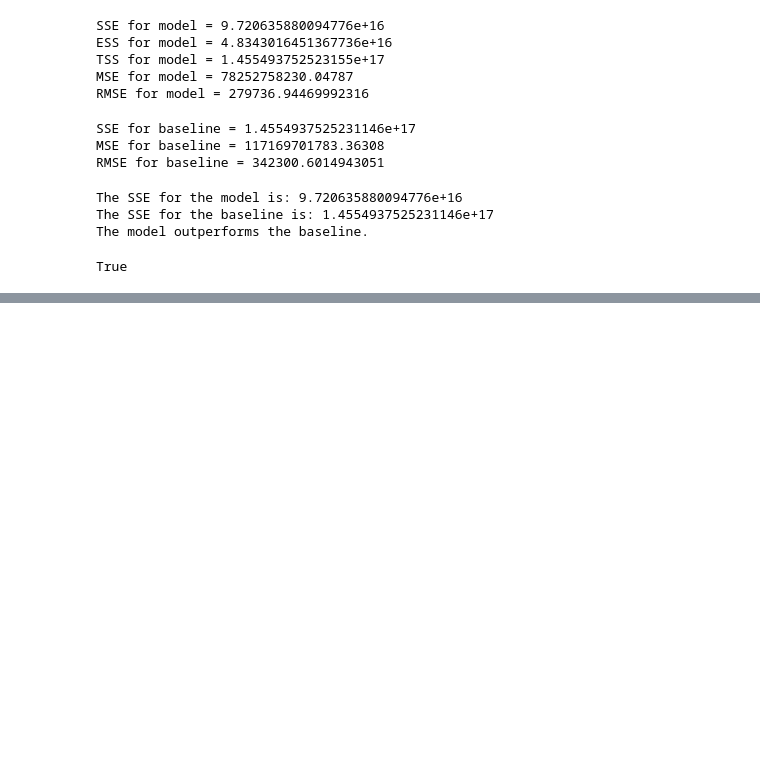
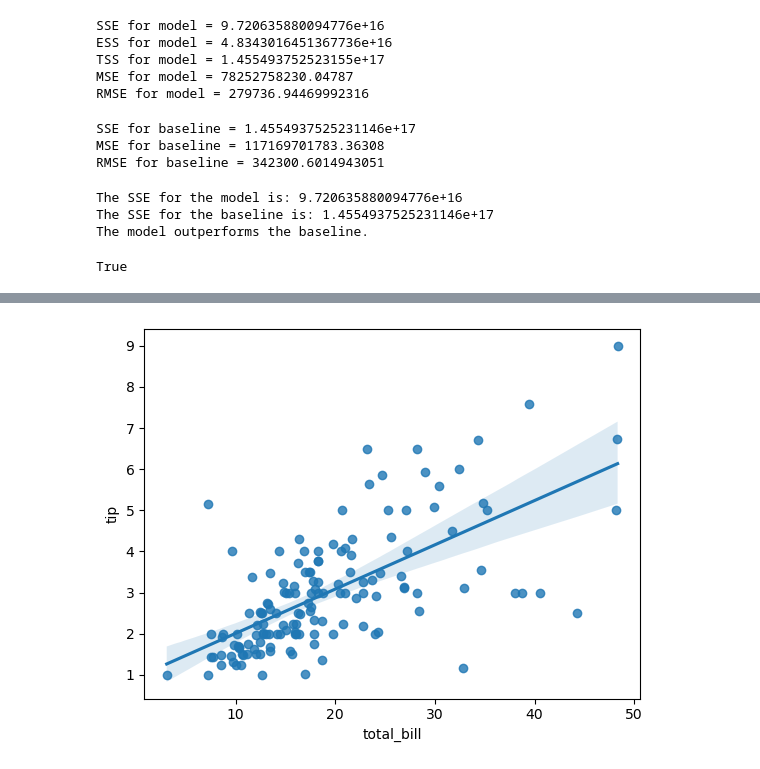
Before and after one commit to wilson-velasco/regression-exercises, a Jupyter notebook: evaluate.ipynb, the cells around one changed output, grey strips where cells are left out. Cells and saved outputs as stored; diff of their text form; code cells hidden in the pictures; blank space fills up the shorter version.

```diff
--- a/evaluate.ipynb
+++ b/evaluate.ipynb
@@ -259,0 +264,6 @@ True
+# %%
+from pydataset import data
+
+tips = data('tips')
+# %%
+tips_train, tips_validate, tips_test = w.split_data(tips)
@@ -259,0 +287,5 @@ True
+# %%
+sns.regplot(data=tips_train, x='total_bill', y='tip')
+plt.show()
+# %% [output]
+[figure, added]
```
Also changed, not shown: parts of 12 cells of this notebook, 2 other files.
